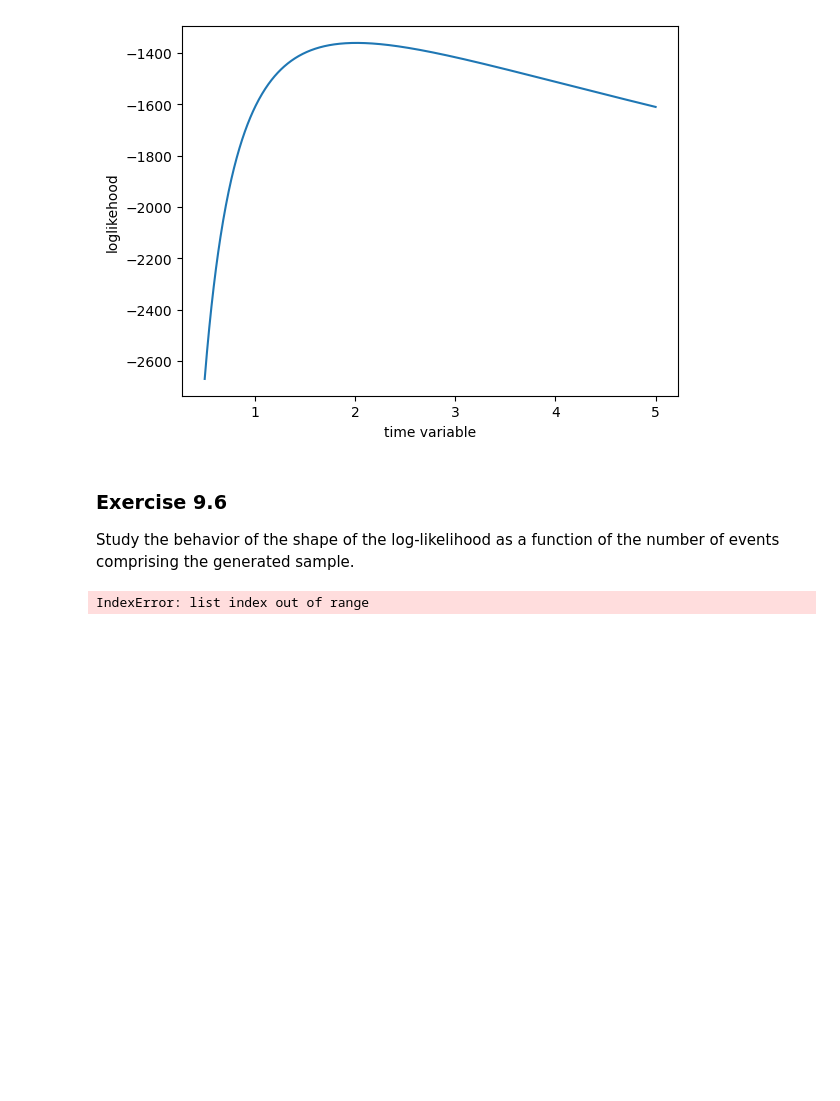
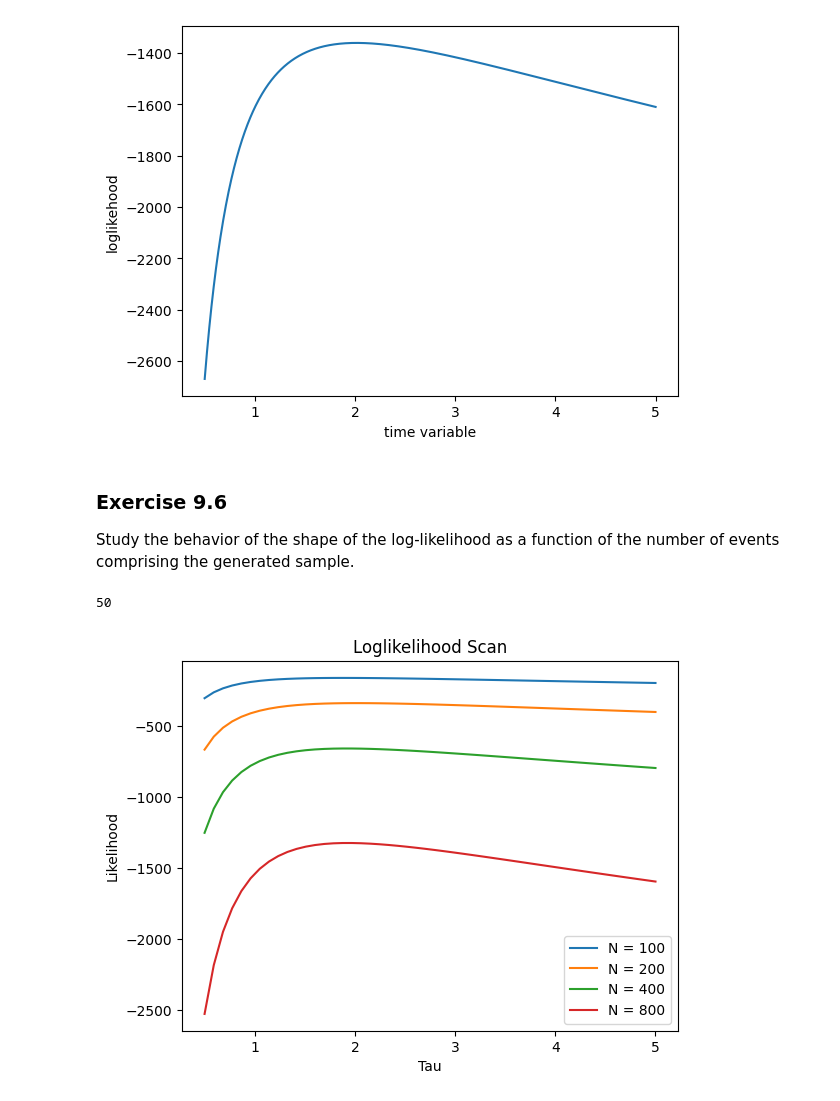
Before and after one commit to Murphy900/Lab-Code-, a Jupyter notebook: Ex 9 Python/Ex9.ipynb, the cells around one changed output. Drawn from its saved outputs; the diff is of its cells as text; code cells hidden in the pictures; blank space fills up the shorter version.

```diff
--- a/Ex 9 Python/Ex9.ipynb
+++ b/Ex 9 Python/Ex9.ipynb
@@ -143,11 +143,11 @@ How does the result depend on the number of events in the sample? </p>
 from math import prod
 
 def likelihood(pdf,theta,sample):
-    risultato = 1
+    result = 1
     for x in sample:
-        risultato *= pdf(x,theta)
+        result *= pdf(x,theta)
 
-    return risultato
+    return result
 
 
 def main():
@@ -208,26 +208,38 @@ if __name__ == "__main__": main()
 # %%
 def main():
 
     tau = 2.
     Nmin = 100
     Nmax = 1000
 
-    taus = np.linspace(0.5,5.,1000)
+    taus = np.linspace(0.5,5.,50)
     loglike = []
     loga = []
+    N = []
+
     while Nmin < Nmax:
 
         sample = generate_exp(tau,Nmin)
         for i in range(taus.size):
             loglike.append(loglikelihood(exp_func,taus[i],sample))
 
         loga.append(loglike)
+        loglike = []
+        N.append(Nmin)
         Nmin *= 2
 
+    print(taus.size)
 
+    for i in range(len(N)):
+        plt.plot(taus,loga[i],label = "N = " + str(N[i]))
 
+    plt.title("Loglikelihood Scan")
+    plt.xlabel("Tau")
+    plt.ylabel("Likelihood")
+    plt.legend()
 
 
 if __name__ == "__main__": main()
 # %% [output]
-IndexError: list index out of range
+50
+[figure, added]
```
Also changed, not shown: 7 other files.
